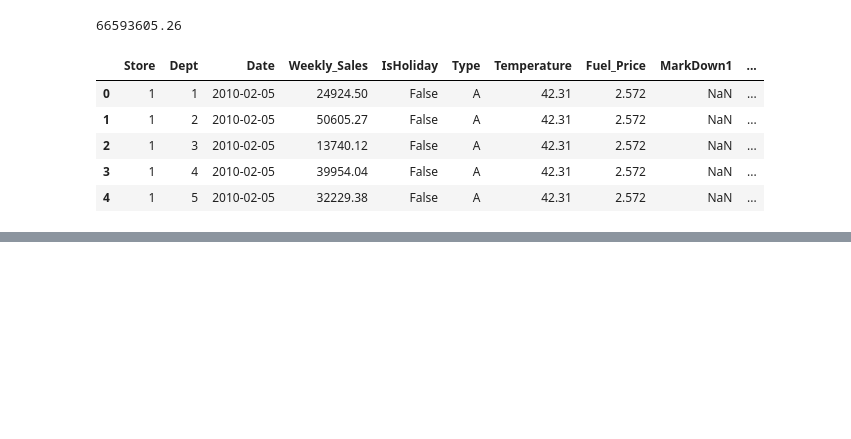
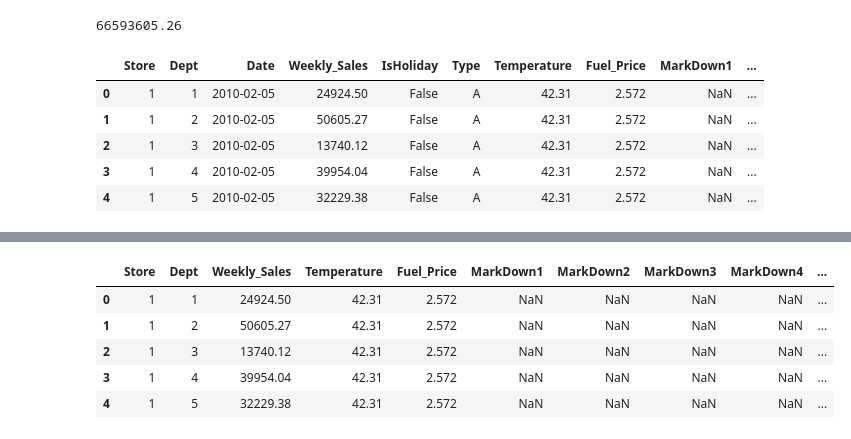
Before and after one commit to nataliaartilha/Case-IA, a Jupyter notebook: case_ia.ipynb, the cells around one changed output, grey strips where cells are left out. Drawn from its saved outputs; the diff is of its cells as text; code cells hidden in the pictures; blank space fills up the shorter version.

```diff
--- a/case_ia.ipynb
+++ b/case_ia.ipynb
@@ -269,0 +316,9 @@ df.head()
+# %%
+df_sem_data.head()
+# %% [output]
+|  | Store | Dept | Weekly_Sales | Temperature | Fuel_Price | MarkDown1 | MarkDown2 | MarkDown3 | MarkDown4 | ... |
+| 0 | 1 | 1 | 24924.50 | 42.31 | 2.572 | NaN | NaN | NaN | NaN | ... |
+| 1 | 1 | 2 | 50605.27 | 42.31 | 2.572 | NaN | NaN | NaN | NaN | ... |
+| 2 | 1 | 3 | 13740.12 | 42.31 | 2.572 | NaN | NaN | NaN | NaN | ... |
+| 3 | 1 | 4 | 39954.04 | 42.31 | 2.572 | NaN | NaN | NaN | NaN | ... |
+| 4 | 1 | 5 | 32229.38 | 42.31 | 2.572 | NaN | NaN | NaN | NaN | ... |
```
Also changed, not shown: parts of 18 cells of this notebook.
